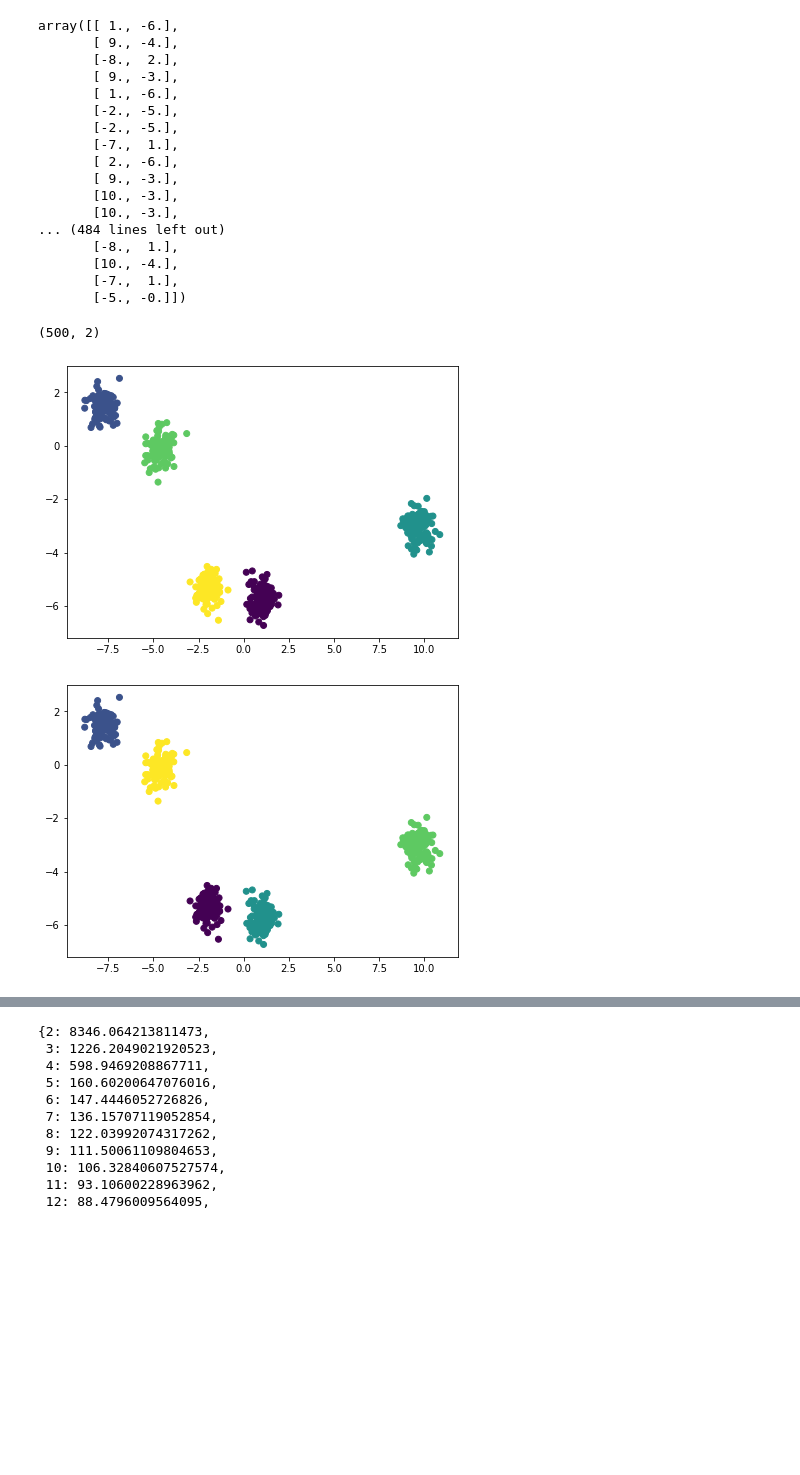
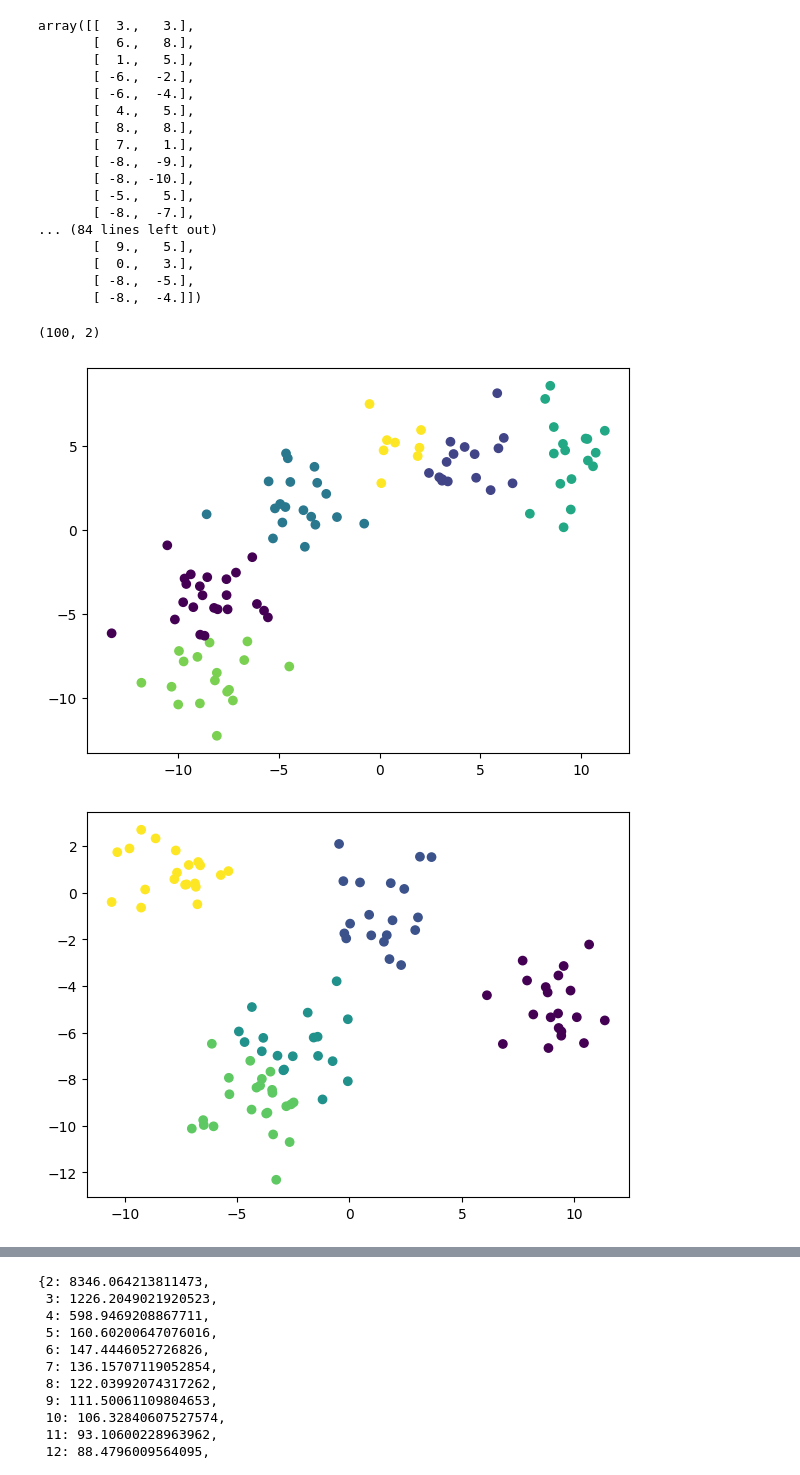
Before and after one commit to morancium/mining_repo, a Jupyter notebook: Notes/Notebook/K_means example 1.ipynb, the cells around one changed output, grey strips where cells are left out. Drawn from its saved outputs; the diff is of its cells as text; code cells hidden in the pictures; blank space fills up the shorter version.

```diff
--- a/Notes/Notebook/K_means example 1.ipynb
+++ b/Notes/Notebook/K_means example 1.ipynb
@@ -7,8 +7,8 @@ import matplotlib.pyplot as plt
 %matplotlib inline
 # %%
 from sklearn.datasets import make_blobs
-X, y_true = make_blobs(n_samples=500, centers=5,
-                       cluster_std=0.4)
+X, y_true = make_blobs(n_samples=100, centers=5,
+                       cluster_std=1.7)
 plt.figure(figsize=(7,5))
 plt.scatter(X[:, 0], X[:, 1], s=50);
 # %% [output]
@@ -44,6 +44,6 @@ plt.scatter(X[:, 0], X[:, 1]);
 # %%
 from sklearn.cluster import KMeans
-kmeans = KMeans(n_clusters=5, max_iter=10000)
+kmeans = KMeans(n_clusters=6, max_iter=10000)
 kmeans.fit(X)
 labels = kmeans.predict(X)
 print(labels)
@@ -65,46 +54,46 @@ print(labels)
 # %%
 np.round(X,0)
 # %% [output]
-array([[ 1., -6.],
-       [ 9., -4.],
-       [-8.,  2.],
-       [ 9., -3.],
-       [ 1., -6.],
-       [-2., -5.],
-       [-2., -5.],
-       [-7.,  1.],
-       [ 2., -6.],
-       [ 9., -3.],
-       [10., -3.],
-       [10., -3.],
-... (484 lines left out)
-       [-8.,  1.],
-       [10., -4.],
-       [-7.,  1.],
-       [-5., -0.]])
+array([[  3.,   3.],
+       [  6.,   8.],
+       [  1.,   5.],
+       [ -6.,  -2.],
+       [ -6.,  -4.],
+       [  4.,   5.],
+       [  8.,   8.],
+       [  7.,   1.],
+       [ -8.,  -9.],
+       [ -8., -10.],
+       [ -5.,   5.],
+       [ -8.,  -7.],
+... (84 lines left out)
+       [  9.,   5.],
+       [  0.,   3.],
+       [ -8.,  -5.],
+       [ -8.,  -4.]])
 # %%
 #?kmeans
 # %%
 X.shape
 # %% [output]
-(500, 2)
+(100, 2)
 # %%
 plt.figure(figsize=(7,5))
 plt.scatter(X[:,0],X[:,1],c=labels)
 plt.show()
 # %% [output]
-[figure, old version]
+[figure, new version]
 # %%
 from sklearn.cluster import KMeans
-kmeans = KMeans(n_clusters=5, max_iter=1, init = 'random')
+kmeans = KMeans(n_clusters=5, max_iter=100000, init = 'random')
 kmeans.fit(X)
 labels = kmeans.predict(X)
 
 plt.figure(figsize=(7,5))
 plt.scatter(X[:,0],X[:,1],c=labels)
 plt.show()
 # %% [output]
-[figure, old version]
+[figure, new version]
 # %%
 from sklearn.cluster import KMeans
 kmeans = KMeans(n_clusters=5,max_iter=1000000)
```
Also changed, not shown: parts of 19 cells of this notebook, 7 other files.
